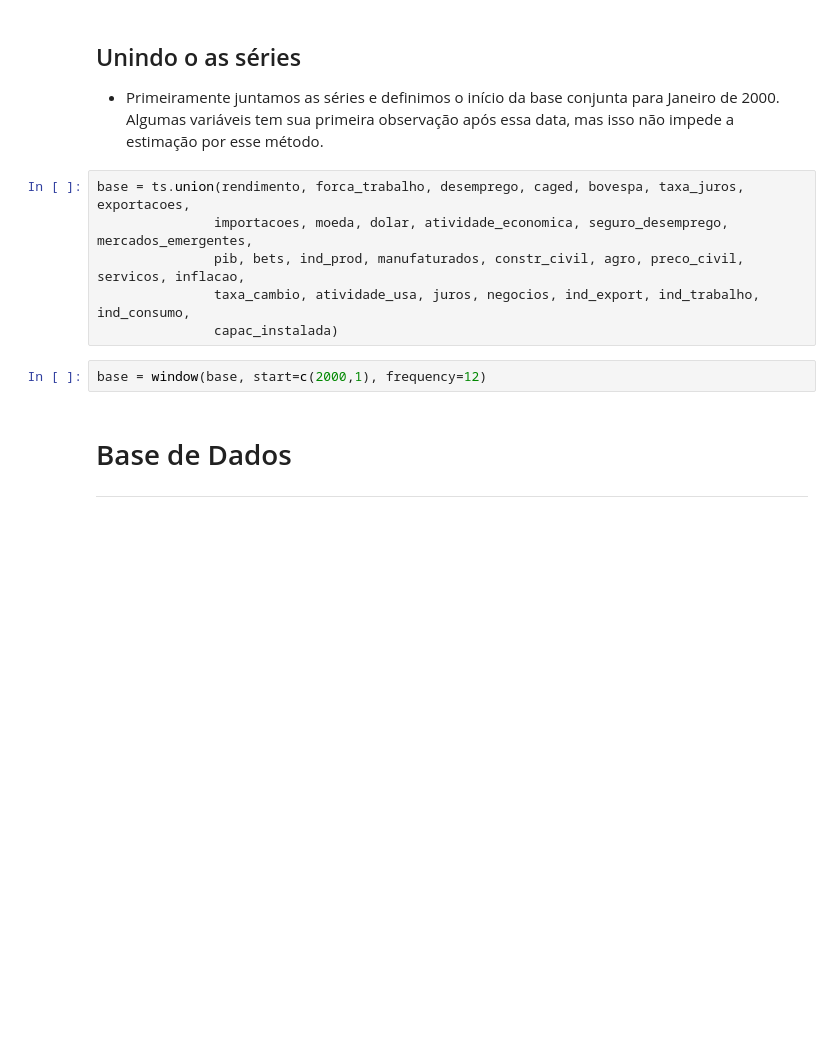
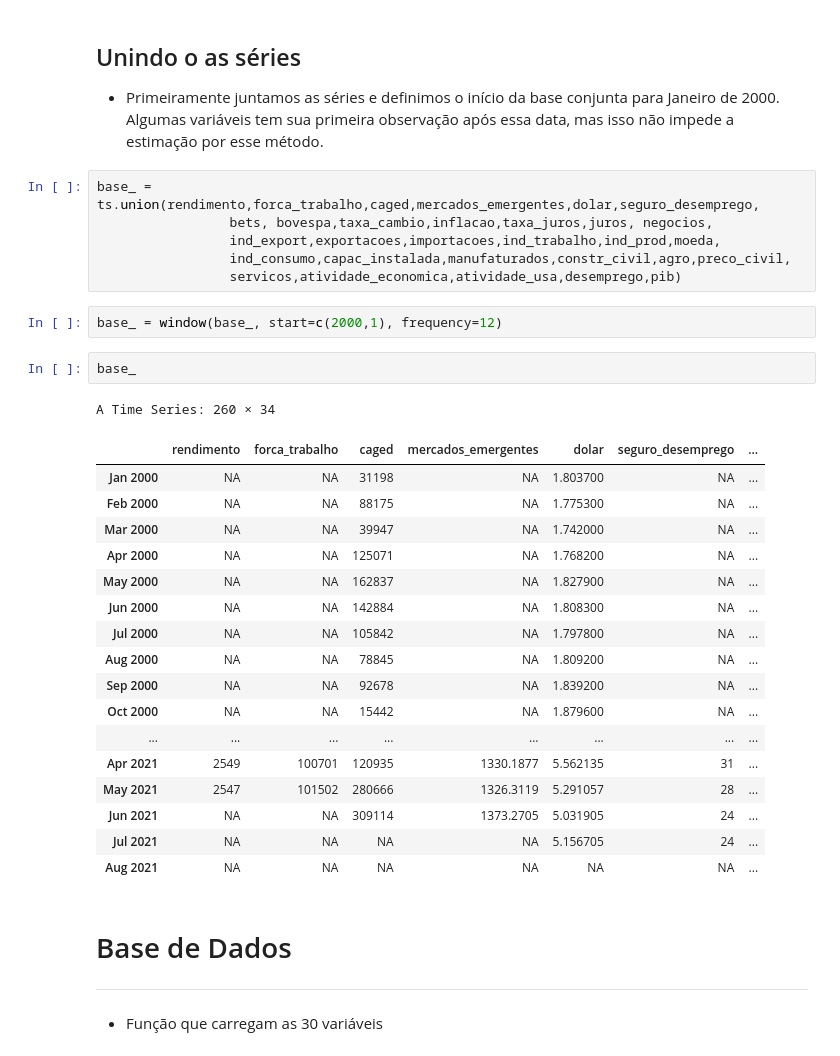
Before and after one commit to emariot/analise_dados, a Jupyter notebook: previsao_pib_nowcasting_R.ipynb, the cells around one changed output. Drawn from its saved outputs; the diff is of its cells as text; blank space fills up the shorter version.

```diff
--- a/previsao_pib_nowcasting_R.ipynb
+++ b/previsao_pib_nowcasting_R.ipynb
@@ -1027,13 +908,35 @@ download_data()
 ## Unindo o as séries
 * Primeiramente juntamos as séries e definimos o início da base conjunta para Janeiro de 2000. Algumas variáveis tem sua primeira observação após essa data, mas isso não impede a estimação por esse método.
 # %%
-base = ts.union(rendimento, forca_trabalho, desemprego, caged, bovespa, taxa_juros, exportacoes,
-               importacoes, moeda, dolar, atividade_economica, seguro_desemprego, mercados_emergentes,
-               pib, bets, ind_prod, manufaturados, constr_civil, agro, preco_civil, servicos, inflacao,
-               taxa_cambio, atividade_usa, juros, negocios, ind_export, ind_trabalho, ind_consumo,
-               capac_instalada)
+base_ = ts.union(rendimento,forca_trabalho,caged,mercados_emergentes,dolar,seguro_desemprego,
+                 bets, bovespa,taxa_cambio,inflacao,taxa_juros,juros, negocios,
+                 ind_export,exportacoes,importacoes,ind_trabalho,ind_prod,moeda,
+                 ind_consumo,capac_instalada,manufaturados,constr_civil,agro,preco_civil,
+                 servicos,atividade_economica,atividade_usa,desemprego,pib)
 # %%
-base = window(base, start=c(2000,1), frequency=12)
+base_ = window(base_, start=c(2000,1), frequency=12)
+# %%
+base_
+# %% [output]
+A Time Series: 260 × 34
+|  | rendimento | forca_trabalho | caged | mercados_emergentes | dolar | seguro_desemprego | ... |
+| Jan 2000 | NA | NA | 31198 | NA | 1.803700 | NA | ... |
+| Feb 2000 | NA | NA | 88175 | NA | 1.775300 | NA | ... |
+| Mar 2000 | NA | NA | 39947 | NA | 1.742000 | NA | ... |
+| Apr 2000 | NA | NA | 125071 | NA | 1.768200 | NA | ... |
+| May 2000 | NA | NA | 162837 | NA | 1.827900 | NA | ... |
+| Jun 2000 | NA | NA | 142884 | NA | 1.808300 | NA | ... |
+| Jul 2000 | NA | NA | 105842 | NA | 1.797800 | NA | ... |
+| Aug 2000 | NA | NA | 78845 | NA | 1.809200 | NA | ... |
+| Sep 2000 | NA | NA | 92678 | NA | 1.839200 | NA | ... |
+| Oct 2000 | NA | NA | 15442 | NA | 1.879600 | NA | ... |
+| ... | ... | ... | ... | ... | ... | ... | ... |
+| Apr 2021 | 2549 | 100701 | 120935 | 1330.1877 | 5.562135 | 31 | ... |
+| May 2021 | 2547 | 101502 | 280666 | 1326.3119 | 5.291057 | 28 | ... |
+| Jun 2021 | NA | NA | 309114 | 1373.2705 | 5.031905 | 24 | ... |
+| Jul 2021 | NA | NA | NA | NA | 5.156705 | 24 | ... |
+| Aug 2021 | NA | NA | NA | NA | NA | NA | ... |
 # %% [markdown]
 # Base de Dados
 ---
+* Função que carregam as 30 variáveis
```
Also changed, not shown: parts of 16 cells of this notebook.
